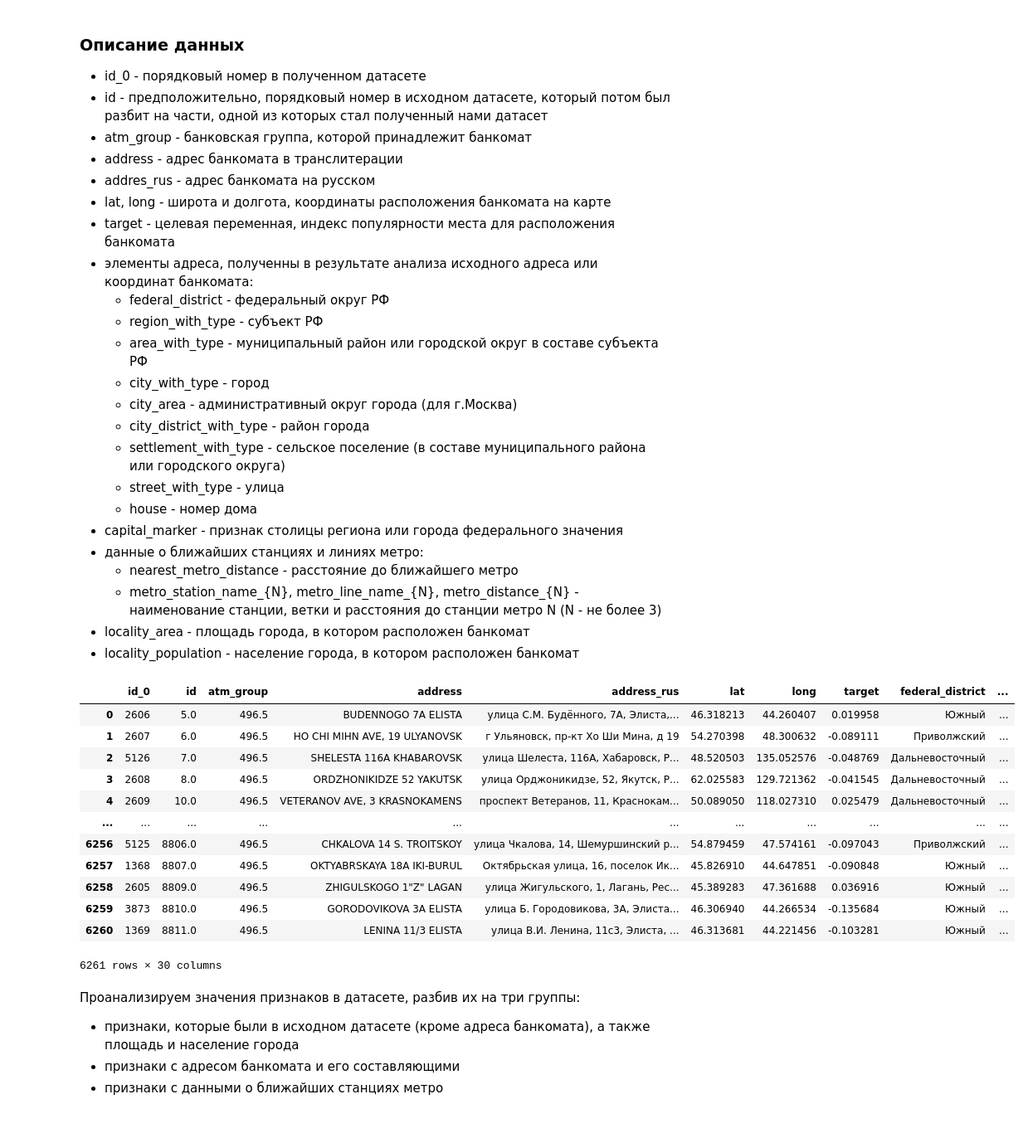
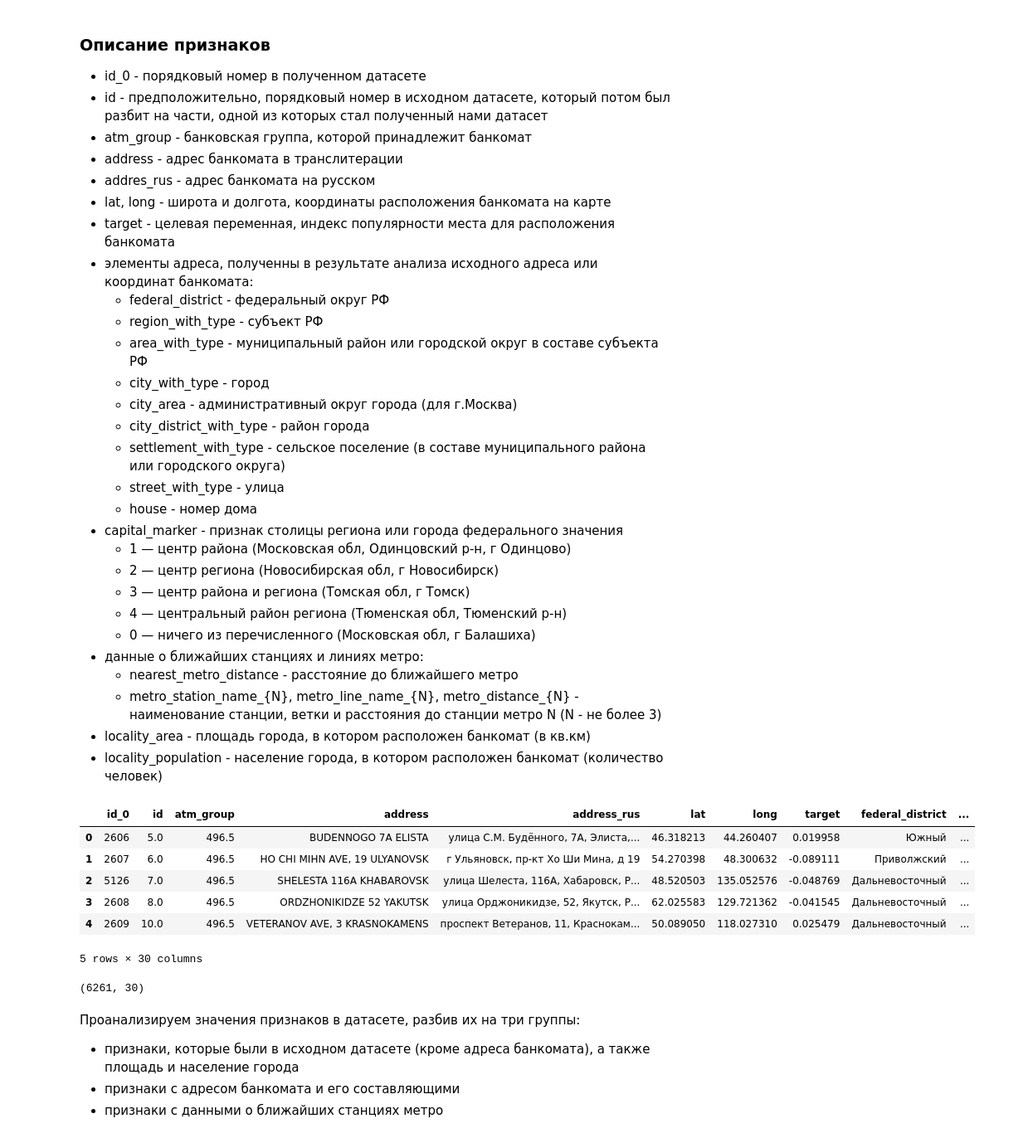
Before and after one commit to SeVlVershinin/atm-project, a Jupyter notebook: eda/eda.ipynb, the cells around one changed output. Shown: that part at 83% size. Saved outputs shown, nothing was run; the diff lists cells and outputs as text; code cells hidden in the pictures.

```diff
--- a/eda/eda.ipynb
+++ b/eda/eda.ipynb
@@ -1,5 +1,5 @@
 # %% [markdown]
-### Описание данных
+### Описание признаков
 - id_0 - порядковый номер в полученном датасете
 - id - предположительно, порядковый номер в исходном датасете, который потом был разбит на части, одной из которых стал полученный нами датасет
 - atm_group - банковская группа, которой принадлежит банкомат
@@ -18,29 +18,34 @@
     - street_with_type - улица
     - house - номер дома
 - capital_marker - признак столицы региона или города федерального значения
+    - 1 — центр района (Московская обл, Одинцовский р-н, г Одинцово)
+    - 2 — центр региона (Новосибирская обл, г Новосибирск)
+    - 3 — центр района и региона (Томская обл, г Томск)
+    - 4 — центральный район региона (Тюменская обл, Тюменский р-н)
+    - 0 — ничего из перечисленного (Московская обл, г Балашиха)
 - данные о ближайших станциях и линиях метро:
     - nearest_metro_distance - расстояние до ближайшего метро
     - metro_station_name_{N}, metro_line_name_{N}, metro_distance_{N} - наименование станции, ветки и расстояния до станции метро N (N - не более 3)
-- locality_area - площадь города, в котором расположен банкомат
-- locality_population - население города, в котором расположен банкомат
+- locality_area - площадь города, в котором расположен банкомат (в кв.км)
+- locality_population - население города, в котором расположен банкомат (количество человек)
 # %%
 import pandas as pd
+import matplotlib.pyplot as plt
+import seaborn as sns
 df = pd.read_csv('datasets/train.csv')
-df
+df.head(5)
 # %% [output]
 |  | id_0 | id | atm_group | address | address_rus | lat | long | target | federal_district | ... |
 | 0 | 2606 | 5.0 | 496.5 | BUDENNOGO 7A ELISTA | улица С.М. Будённого, 7А, Элиста,... | 46.318213 | 44.260407 | 0.019958 | Южный | ... |
 | 1 | 2607 | 6.0 | 496.5 | HO CHI MIHN AVE, 19 ULYANOVSK | г Ульяновск, пр-кт Хо Ши Мина, д 19 | 54.270398 | 48.300632 | -0.089111 | Приволжский | ... |
 | 2 | 5126 | 7.0 | 496.5 | SHELESTA 116A KHABAROVSK | улица Шелеста, 116А, Хабаровск, Р... | 48.520503 | 135.052576 | -0.048769 | Дальневосточный | ... |
 | 3 | 2608 | 8.0 | 496.5 | ORDZHONIKIDZE 52 YAKUTSK | улица Орджоникидзе, 52, Якутск, Р... | 62.025583 | 129.721362 | -0.041545 | Дальневосточный | ... |
 | 4 | 2609 | 10.0 | 496.5 | VETERANOV AVE, 3 KRASNOKAMENS | проспект Ветеранов, 11, Краснокам... | 50.089050 | 118.027310 | 0.025479 | Дальневосточный | ... |
-| ... | ... | ... | ... | ... | ... | ... | ... | ... | ... | ... |
-| 6256 | 5125 | 8806.0 | 496.5 | CHKALOVA 14 S. TROITSKOY | улица Чкалова, 14, Шемуршинский р... | 54.879459 | 47.574161 | -0.097043 | Приволжский | ... |
-| 6257 | 1368 | 8807.0 | 496.5 | OKTYABRSKAYA 18A IKI-BURUL | Октябрьская улица, 16, поселок Ик... | 45.826910 | 44.647851 | -0.090848 | Южный | ... |
-| 6258 | 2605 | 8809.0 | 496.5 | ZHIGULSKOGO 1"Z" LAGAN | улица Жигульского, 1, Лагань, Рес... | 45.389283 | 47.361688 | 0.036916 | Южный | ... |
-| 6259 | 3873 | 8810.0 | 496.5 | GORODOVIKOVA 3A ELISTA | улица Б. Городовикова, 3А, Элиста... | 46.306940 | 44.266534 | -0.135684 | Южный | ... |
-| 6260 | 1369 | 8811.0 | 496.5 | LENINA 11/3 ELISTA | улица В.И. Ленина, 11с3, Элиста, ... | 46.313681 | 44.221456 | -0.103281 | Южный | ... |
-6261 rows × 30 columns
+5 rows × 30 columns
+# %%
+df.shape
+# %% [output]
+(6261, 30)
 # %% [markdown]
 Проанализируем значения признаков в датасете, разбив их на три группы:
 - признаки, которые были в исходном датасете (кроме адреса банкомата), а также площадь и население города
```
Also changed, not shown: parts of 28 cells of this notebook, 1 other file.
